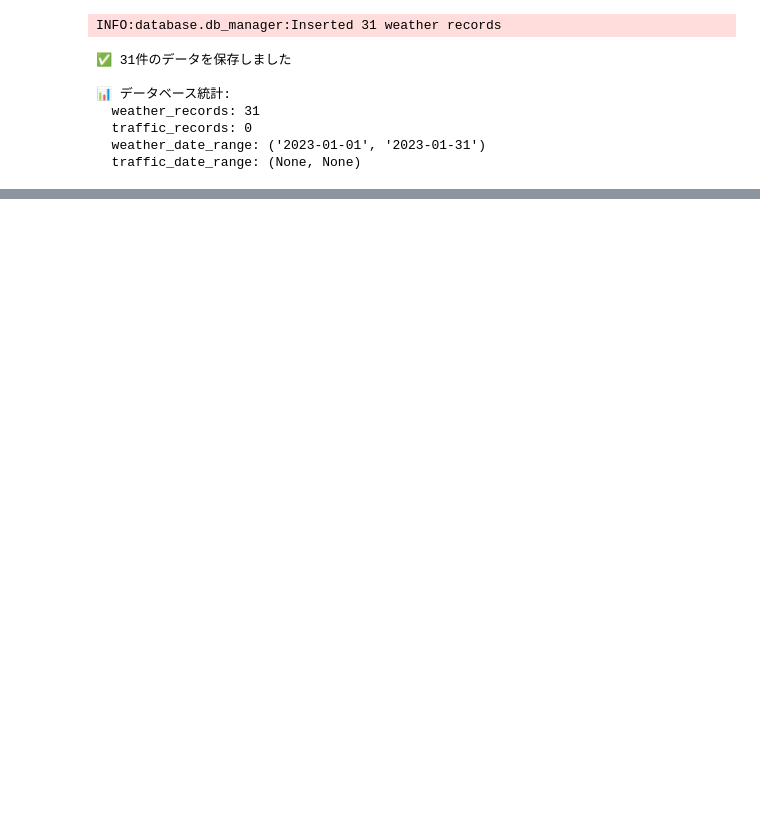
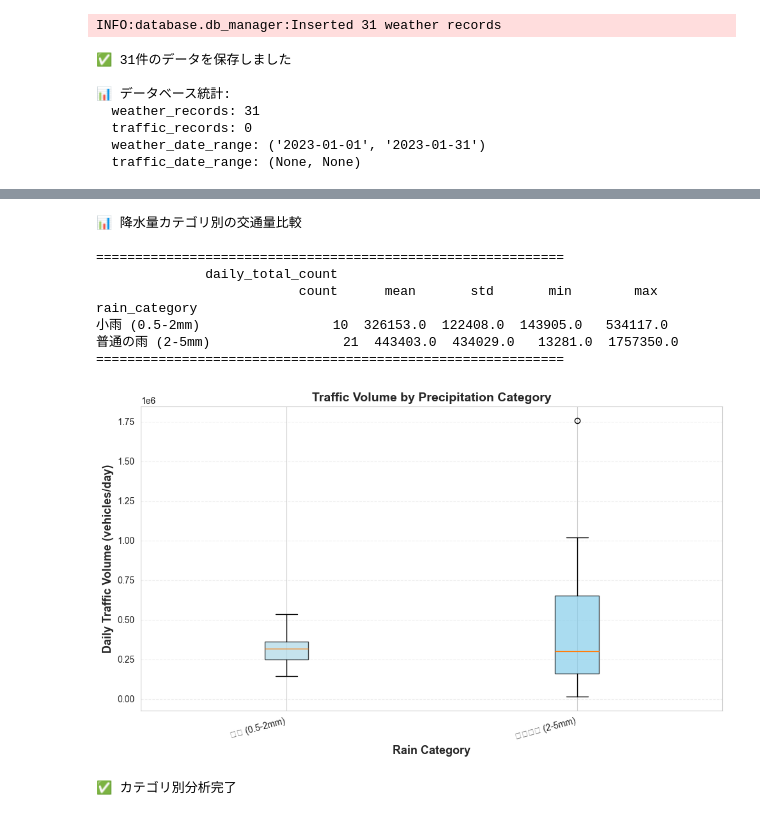
Before and after one commit to Imurayuto/dsprog2_2025_final, a Jupyter notebook: notebooks/weather_traffic_analysis.ipynb, the cells around one changed output, grey strips where cells are left out. Drawn from its saved outputs; the diff is of its cells as text; code cells hidden in the pictures; blank space fills up the shorter version.

```diff
--- a/notebooks/weather_traffic_analysis.ipynb
+++ b/notebooks/weather_traffic_analysis.ipynb
@@ -94,0 +1210,63 @@ INFO:database.db_manager:Inserted 31 weather records
+# %%
+# 降水量をカテゴリ化して比較
+
+print("📊 降水量カテゴリ別の交通量比較")
+
+# カテゴリ化（降水量で分類）
+def categorize_rain(precip):
+    if precip < 0.5:
+        return '晴れ (< 0.5mm)'
+    elif precip < 2.0:
+        return '小雨 (0.5-2mm)'
+    elif precip < 5.0:
+        return '普通の雨 (2-5mm)'
+    else:
+        return '大雨 (>= 5mm)'
+
+merged_data_filled['rain_category'] = merged_data_filled['precipitation'].apply(categorize_rain)
+
+# カテゴリ別統計
+category_stats = merged_data_filled.groupby('rain_category').agg({
+    'daily_total_count': ['count', 'mean', 'std', 'min', 'max']
+}).round(0)
+
+print("\n" + "=" * 60)
+print(category_stats)
+print("=" * 60)
+
+# 箱ひげ図
+plt.figure(figsize=(10, 6))
+categories = ['晴れ (< 0.5mm)', '小雨 (0.5-2mm)', '普通の雨 (2-5mm)', '大雨 (>= 5mm)']
+data_by_category = [merged_data_filled[merged_data_filled['rain_category'] == cat]['daily_total_count'].values
+                    for cat in categories if cat in merged_data_filled['rain_category'].values]
+labels_present = [cat for cat in categories if cat in merged_data_filled['rain_category'].values]
+
+bp = plt.boxplot(data_by_category, labels=labels_present, patch_artist=True)
+
+# 色付け
+colors = ['lightblue', 'skyblue', 'steelblue', 'darkblue']
+for patch, color in zip(bp['boxes'], colors[:len(bp['boxes'])]):
+    patch.set_facecolor(color)
+    patch.set_alpha(0.7)
+
+plt.ylabel('Daily Traffic Volume (vehicles/day)', fontsize=13, fontweight='bold')
+plt.xlabel('Rain Category', fontsize=13, fontweight='bold')
+plt.title('Traffic Volume by Precipitation Category', fontsize=14, fontweight='bold')
+plt.grid(True, alpha=0.3, axis='y', linestyle='--')
+plt.xticks(rotation=15, ha='right')
+plt.tight_layout()
+plt.show()
+
+print("✅ カテゴリ別分析完了")
+# %% [output]
+📊 降水量カテゴリ別の交通量比較
+
+============================================================
+              daily_total_count
+                          count      mean       std       min        max
+rain_category
+小雨 (0.5-2mm)                 10  326153.0  122408.0  143905.0   534117.0
+普通の雨 (2-5mm)                 21  443403.0  434029.0   13281.0  1757350.0
+============================================================
+[figure, added]
+✅ カテゴリ別分析完了
```
Also changed, not shown: parts of 24 cells of this notebook, 3 other files.
